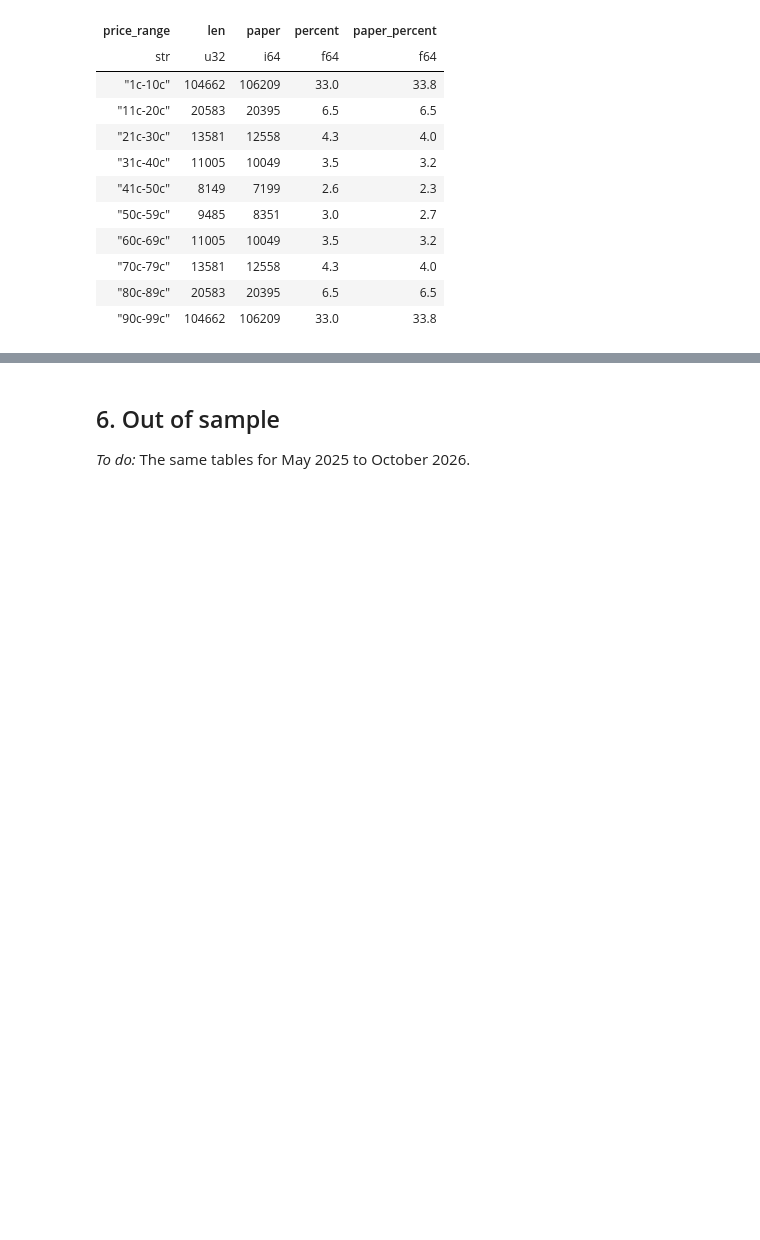
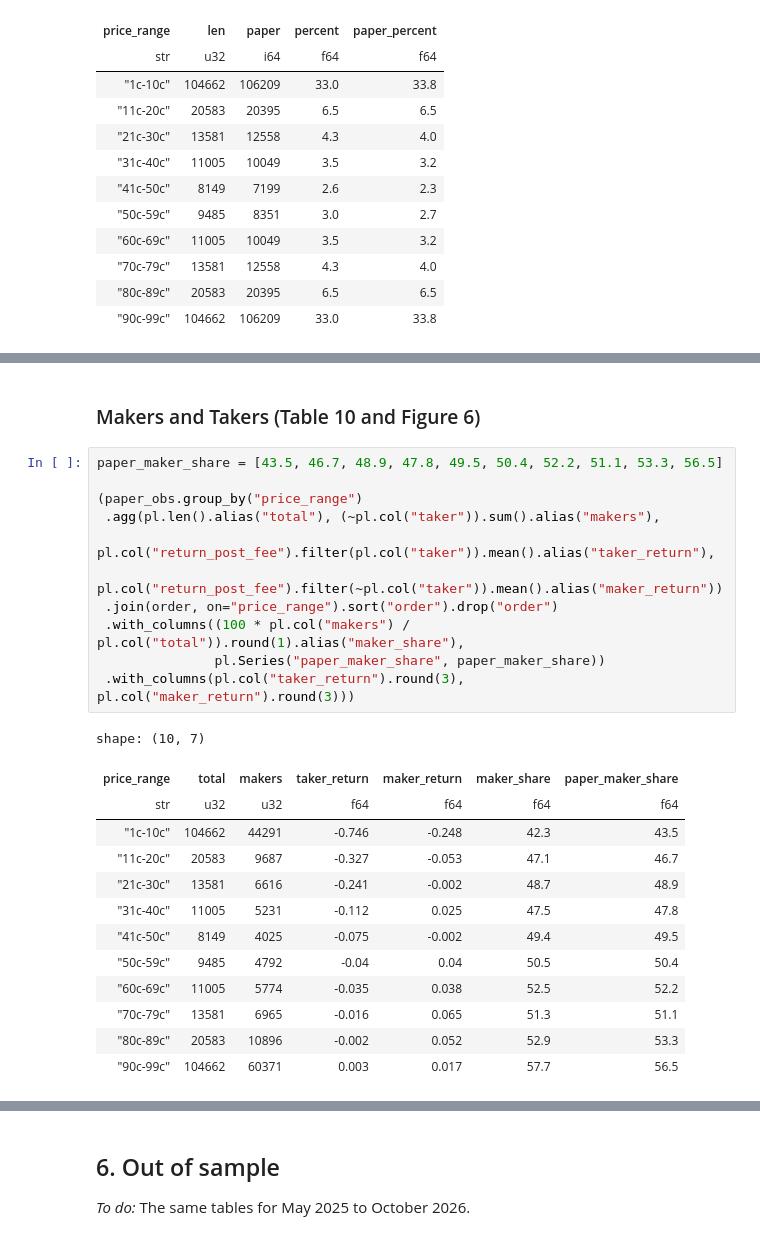
Before and after one commit to Shuhandler/kalshi-longshot-bias, a Jupyter notebook: kalshi_longshot.ipynb, the cells around one changed output, grey strips where cells are left out. Cells and saved outputs as stored; diff of their text form; blank space fills up the shorter version.

```diff
--- a/kalshi_longshot.ipynb
+++ b/kalshi_longshot.ipynb
@@ -379,0 +504,27 @@ shape: (10, 5)
+# %% [markdown]
+### Makers and Takers (Table 10 and Figure 6)
+# %%
+paper_maker_share = [43.5, 46.7, 48.9, 47.8, 49.5, 50.4, 52.2, 51.1, 53.3, 56.5]
+
+(paper_obs.group_by("price_range")
+ .agg(pl.len().alias("total"), (~pl.col("taker")).sum().alias("makers"),
+      pl.col("return_post_fee").filter(pl.col("taker")).mean().alias("taker_return"),
+      pl.col("return_post_fee").filter(~pl.col("taker")).mean().alias("maker_return"))
+ .join(order, on="price_range").sort("order").drop("order")
+ .with_columns((100 * pl.col("makers") / pl.col("total")).round(1).alias("maker_share"),
+               pl.Series("paper_maker_share", paper_maker_share))
+ .with_columns(pl.col("taker_return").round(3), pl.col("maker_return").round(3)))
+# %% [output]
+shape: (10, 7)
+| price_range | total | makers | taker_return | maker_return | maker_share | paper_maker_share |
+| str | u32 | u32 | f64 | f64 | f64 | f64 |
+| "1c-10c" | 104662 | 44291 | -0.746 | -0.248 | 42.3 | 43.5 |
+| "11c-20c" | 20583 | 9687 | -0.327 | -0.053 | 47.1 | 46.7 |
+| "21c-30c" | 13581 | 6616 | -0.241 | -0.002 | 48.7 | 48.9 |
+| "31c-40c" | 11005 | 5231 | -0.112 | 0.025 | 47.5 | 47.8 |
+| "41c-50c" | 8149 | 4025 | -0.075 | -0.002 | 49.4 | 49.5 |
+| "50c-59c" | 9485 | 4792 | -0.04 | 0.04 | 50.5 | 50.4 |
+| "60c-69c" | 11005 | 5774 | -0.035 | 0.038 | 52.5 | 52.2 |
+| "70c-79c" | 13581 | 6965 | -0.016 | 0.065 | 51.3 | 51.1 |
+| "80c-89c" | 20583 | 10896 | -0.002 | 0.052 | 52.9 | 53.3 |
+| "90c-99c" | 104662 | 60371 | 0.003 | 0.017 | 57.7 | 56.5 |
```
Also changed, not shown: parts of 23 cells of this notebook.
